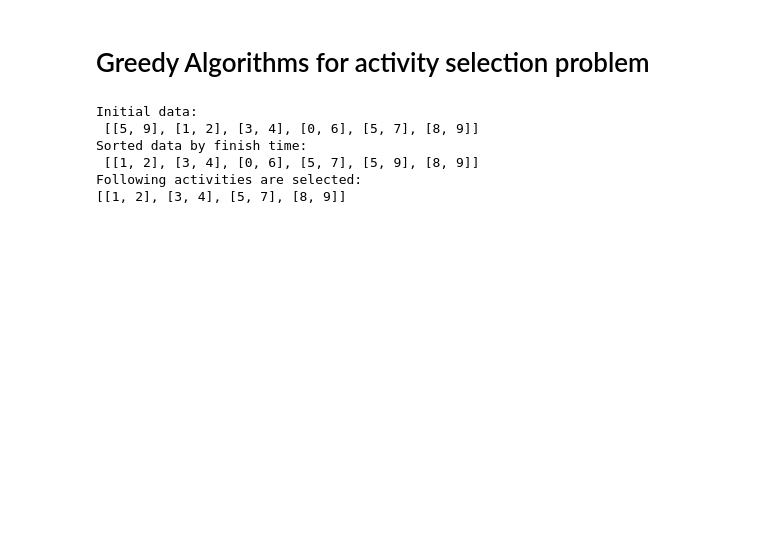
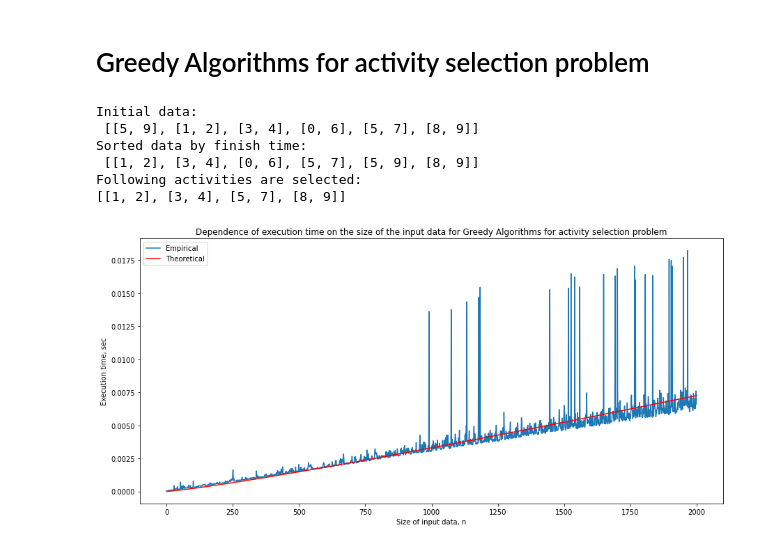
Before and after one commit to elizaveta-alx/algorithms, a Jupyter notebook: Lab8.ipynb, the cells around one changed output. Drawn from its saved outputs; the diff is of its cells as text; code cells hidden in the pictures; blank space fills up the shorter version.

```diff
--- a/Lab8.ipynb
+++ b/Lab8.ipynb
@@ -198,3 +270,37 @@ Sorted data by finish time:
  [[1, 2], [3, 4], [0, 6], [5, 7], [5, 9], [8, 9]]
 Following activities are selected:
 [[1, 2], [3, 4], [5, 7], [8, 9]]
+# %%
+def MaxActivities(arr):
+    arr.sort(key = lambda x : x[1])
+    n=len(arr)
+    selected = []
+    # The first activity always gets selected
+    i = 0
+    selected.append(arr[i])
+    for j in range(1, n):
+      '''If this activity has start time greater than or
+         equal to the finish time of previously selected
+         activity, then select it'''
+      if arr[j][0] >= arr[i][1]:
+          selected.append(arr[j])
+          i = j
+    return selected
+# %%
+def greedy_algorithm(v):
+    randomlist = []
+    for i in range(v):
+        n = random.randint(1,30)
+        m = random.randint(1,30)
+        randomlist.append([n,m])
+    activity_list = MaxActivities(randomlist)
+    return activity_list
+# %%
+def nlog_complexity(x, a):
+    return a*x*np.log(x)
+# %%
+avg_time_greedy_alg = execution_time(5, 2000, greedy_algorithm)
+# %%
+plotting(avg_time_greedy_alg, nlog_complexity, "Greedy Algorithms for activity selection problem")
+# %% [output]
+[figure, added]
```
Also changed, not shown: parts of 11 cells of this notebook.
